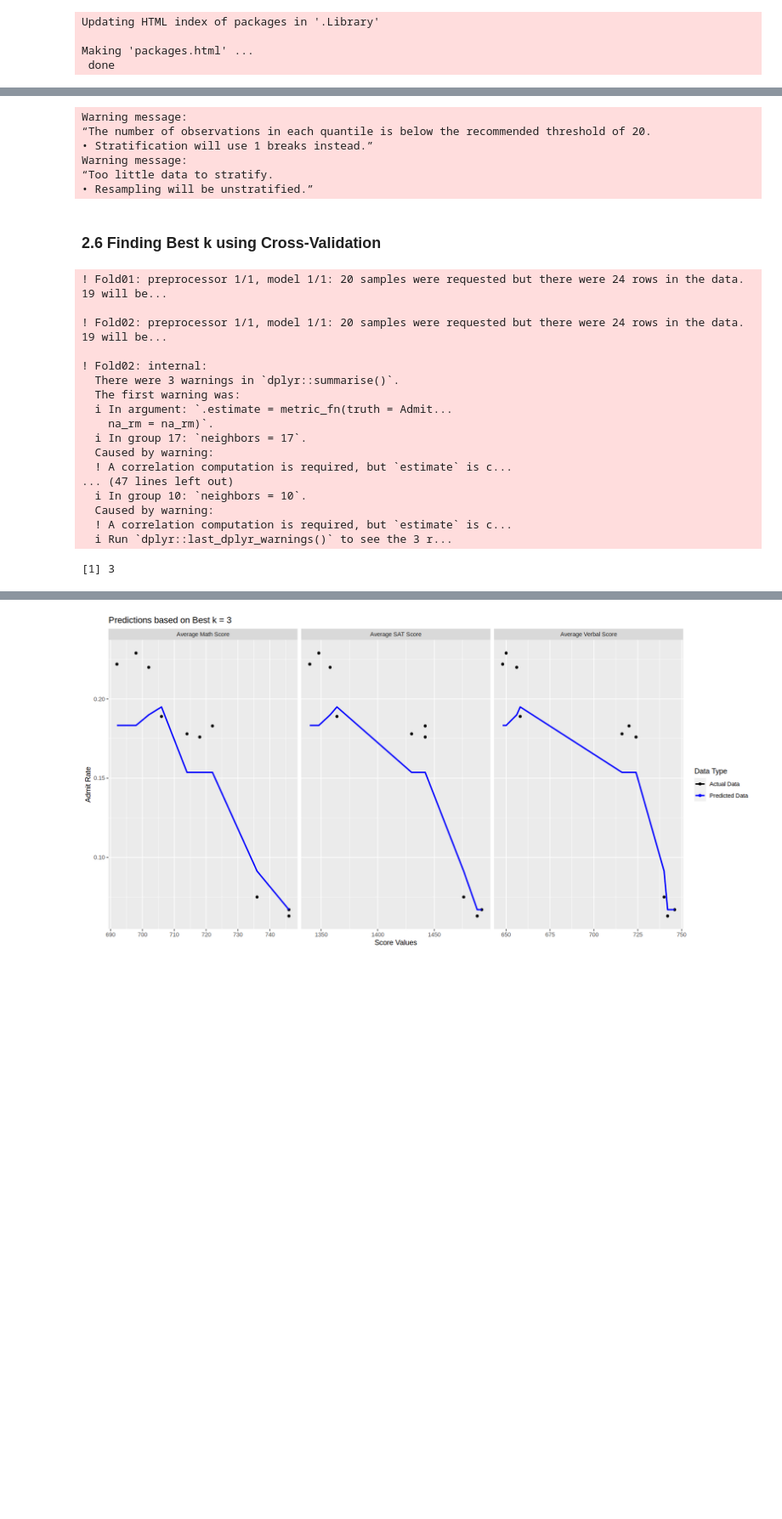
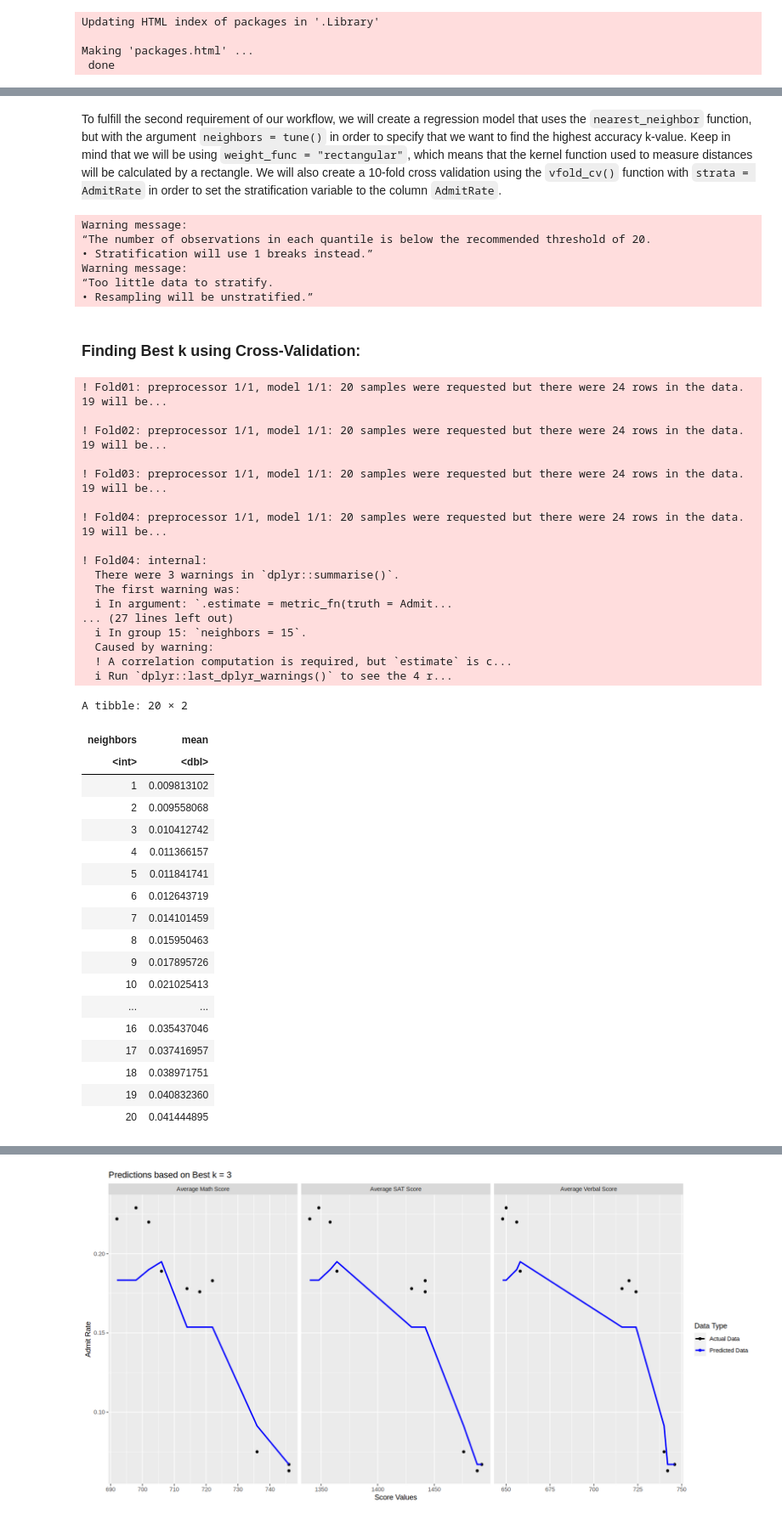
Before and after one commit to ikkit1314/yale_admit, a Jupyter notebook: report.ipynb, the cells around one changed output, grey strips where cells are left out. Shown at 85% size. Drawn from its saved outputs; the diff is of its cells as text; code cells hidden in the pictures; blank space fills up the shorter version.

```diff
--- a/report.ipynb
+++ b/report.ipynb
@@ -123 +167,3 @@ yale_recipe <- recipe(AdmitRate ~ Avg_SAT_Score + Avg_Math_Score + Avg_Verbal_Sc
+# %% [markdown]
+To fulfill the second requirement of our workflow, we will create a regression model that uses the `nearest_neighbor` function, but with the argument `neighbors = tune()` in order to specify that we want to find the highest accuracy k-value. Keep in mind that we will be using `weight_func = "rectangular"`, which means that the kernel function used to measure distances will be calculated by a rectangle. We will also create a 10-fold cross validation using the `vfold_cv()` function with `strata = AdmitRate` in order to set the stratification variable to the column `AdmitRate`.
 # %%
@@ -134,40 +180,55 @@ Warning message:
 “Too little data to stratify.
 • Resampling will be unstratified.”
 # %% [markdown]
-### 2.6 Finding Best k using Cross-Validation
+### Finding Best k using Cross-Validation:
 # %%
 gridvals <- tibble(neighbors = seq(1,20))
 
 yale_results <- workflow()  |>
     add_recipe(yale_recipe)  |>
     add_model(yale_spec)  |>
     tune_grid(resamples = yale_vfold, grid = gridvals)  |>
     collect_metrics()
 
 best_k <- yale_results |>
-    filter(.metric == "rmse")|>
-    slice_min(mean, n=1)|>
-    pull(neighbors)
-## best k was 1
+    filter(.metric == "rmse") |>
+    select(neighbors, mean)
 
-best_k <- 3
 best_k
 # %% [output]
 ! Fold01: preprocessor 1/1, model 1/1: 20 samples were requested but there were 24 rows in the data. 19 will be...
 
 ! Fold02: preprocessor 1/1, model 1/1: 20 samples were requested but there were 24 rows in the data. 19 will be...
 
-! Fold02: internal:
+! Fold03: preprocessor 1/1, model 1/1: 20 samples were requested but there were 24 rows in the data. 19 will be...
+
+! Fold04: preprocessor 1/1, model 1/1: 20 samples were requested but there were 24 rows in the data. 19 will be...
+
+! Fold04: internal:
   There were 3 warnings in `dplyr::summarise()`.
   The first warning was:
   ℹ In argument: `.estimate = metric_fn(truth = Admit...
-    na_rm = na_rm)`.
-  ℹ In group 17: `neighbors = 17`.
+... (27 lines left out)
+  ℹ In group 15: `neighbors = 15`.
   Caused by warning:
   ! A correlation computation is required, but `estimate` is c...
-... (47 lines left out)
-  ℹ In group 10: `neighbors = 10`.
-  Caused by warning:
-  ! A correlation computation is required, but `estimate` is c...
-  ℹ Run `dplyr::last_dplyr_warnings()` to see the 3 r...
+  ℹ Run `dplyr::last_dplyr_warnings()` to see the 4 r...
-[1] 3
+A tibble: 20 × 2
+| neighbors | mean |
+| <int> | <dbl> |
+| 1 | 0.009813102 |
+| 2 | 0.009558068 |
+| 3 | 0.010412742 |
+| 4 | 0.011366157 |
+| 5 | 0.011841741 |
+| 6 | 0.012643719 |
+| 7 | 0.014101459 |
+| 8 | 0.015950463 |
+| 9 | 0.017895726 |
+| 10 | 0.021025413 |
+| ... | ... |
+| 16 | 0.035437046 |
+| 17 | 0.037416957 |
+| 18 | 0.038971751 |
+| 19 | 0.040832360 |
+| 20 | 0.041444895 |
```
Also changed, not shown: parts of 45 cells of this notebook.
